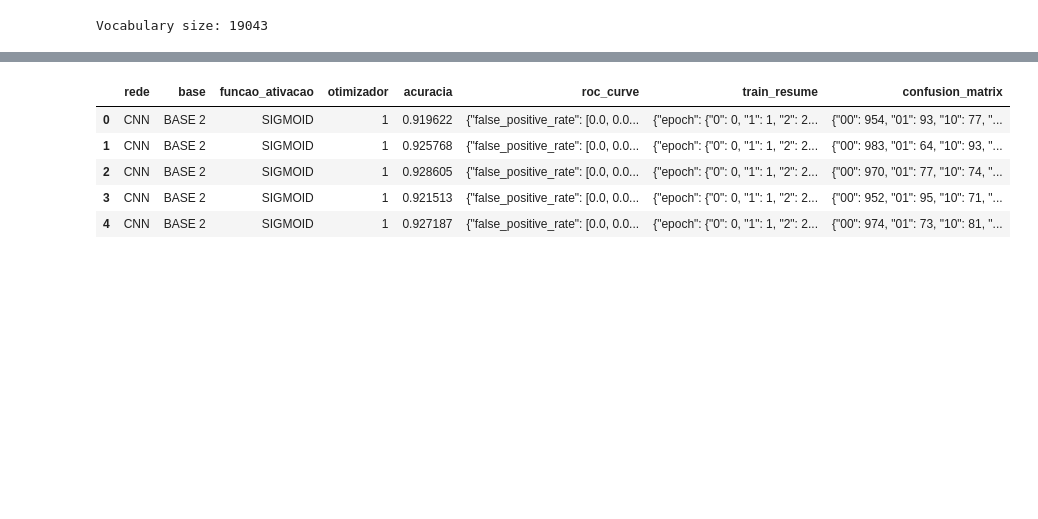
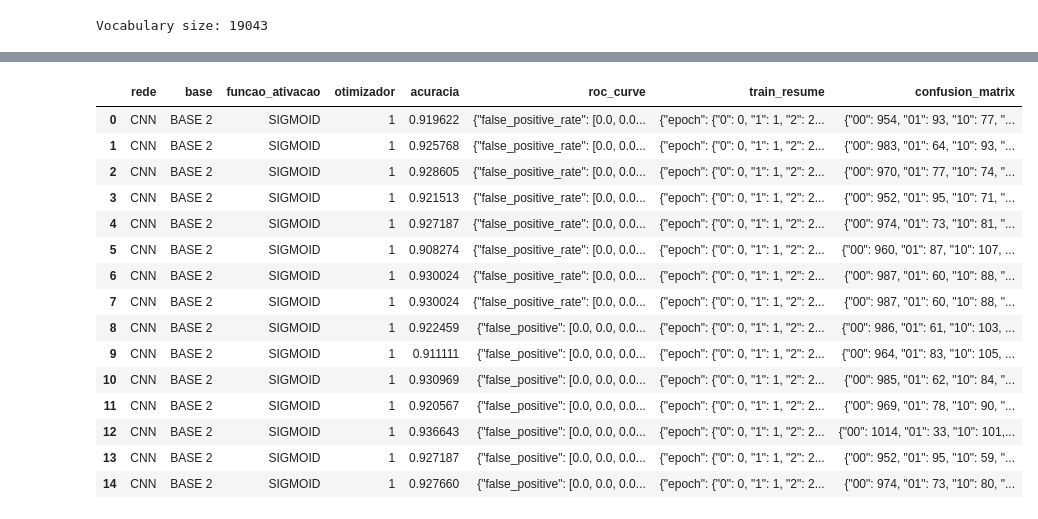
Before and after one commit to LuanPCunha/TCC, a Jupyter notebook: Treinamento_CNN.ipynb, the cells around one changed output, grey strips where cells are left out. Cells and saved outputs as stored; diff of their text form; code cells hidden in the pictures; blank space fills up the shorter version.

```diff
--- a/Treinamento_CNN.ipynb
+++ b/Treinamento_CNN.ipynb
@@ -188,37 +177,0 @@ def optimize (learning_rate, beta_1, beta_2, epsilon):
-# %%
-def create_cnn (vocab_size, embedding_dimen, max_text_size ):
-
-  modelo = keras.Sequential([
-    keras.layers.Embedding(VOCAB_SIZE, EMBEDDING_DIMENSION, input_length=max_text_size),
-    # keras.layers.Embedding(input_dim=MATRIZ_CBOW_300_BASE_2.shape[0],
-                            # output_dim=MATRIZ_CBOW_300_BASE_2.shape[1],
-                            # weights=[MATRIZ_CBOW_300_BASE_2],
-                            # embeddings_initializer=keras.initializers.Constant(MATRIZ_CBOW_300_BASE_2),
-                            # input_length=max_text_size,
-                            # trainable=True),
-    keras.layers.Conv1D(10,3, activation="relu"),
-    keras.layers.Flatten(input_shape=(max_text_size,)),
-    keras.layers.Dense(max_text_size, activation='relu'),
-    keras.layers.Dropout(0.1),
-    keras.layers.Dense(1, activation='sigmoid')
-    ])
-
-  return modelo
-# %%
-def train_model(input_data, output_label, embedding_dimen, batch_size, epochs, validation_and_test_size):
-
-    x_train, x_test, y_train, y_test = train_test_split(input_data, output_label, test_size=validation_and_test_size, random_state=42)
-
-    optimizer = optimize(LEARN_RATE, BETA_1, BETA_2, EPSILON)
-
-    model = create_cnn(VOCAB_SIZE, EMBEDDING_DIMENSION, MAX_TEXT_SIZE)
-    model.summary()
-    model.compile(loss=tf.keras.losses.BinaryCrossentropy(), optimizer=optimizer, metrics=['accuracy'])
-
-    ra_val = RocAucEvaluation(validation_data=(x_test, y_test), interval = 1)
-    csv_logger = CSVLogger('log.csv', append=False, separator=';')
-
-    history = model.fit(x_train, y_train, batch_size=batch_size, epochs=epochs, validation_split = validation_and_test_size, verbose=2, use_multiprocessing=True,  callbacks = [ra_val, csv_logger])
-    scores = model.evaluate(x_test, y_test, verbose=1)
-
-    return history, model, x_test, y_test, ra_val, scores, csv_logger
@@ -259,38 +392,48 @@ NOME_OTIMIZADOR = OTIMIZADOR_1
 train_resume = json.dumps(pd.read_csv('log.csv',sep=';').to_dict())
 
 roc_curve =  json.dumps({
-    "false_positive_rate": list(ra_val.false_positive_rate),
-    "true_positive_rate": list(ra_val.true_positive_rate),
+    "false_positive": list(ra_val.false_positive_rate),
+    "true_positive": list(ra_val.true_positive_rate),
     "score": ra_val.score
 })
 
 confusion = confusion_matrix(y_labeltrue,y_labelpred)
 confusion_dict = json.dumps({
     "00": int(confusion[0][0]),
     "01": int(confusion[0][1]),
     "10": int(confusion[1][0]),
     "11": int(confusion[1][1])
 })
 
 # Salvando resultado do modelo
 registro_resultado = {resultados.columns[0]: NOME_REDE,
                       resultados.columns[1]: NOME_BASE,
                       resultados.columns[2]: NOME_FUNCAO,
                       resultados.columns[3]: NOME_OTIMIZADOR,
                       resultados.columns[4]: scores[1],
                       resultados.columns[5]: roc_curve,
                       resultados.columns[6]: train_resume,
                       resultados.columns[7]: confusion_dict}
 
 resultados = resultados.append(registro_resultado, ignore_index=True)
 resultados
 # %% [output]
 |  | rede | base | funcao_ativacao | otimizador | acuracia | roc_curve | train_resume | confusion_matrix |
 | 0 | CNN | BASE 2 | SIGMOID | 1 | 0.919622 | {"false_positive_rate": [0.0, 0.0... | {"epoch": {"0": 0, "1": 1, "2": 2... | {"00": 954, "01": 93, "10": 77, "... |
 | 1 | CNN | BASE 2 | SIGMOID | 1 | 0.925768 | {"false_positive_rate": [0.0, 0.0... | {"epoch": {"0": 0, "1": 1, "2": 2... | {"00": 983, "01": 64, "10": 93, "... |
 | 2 | CNN | BASE 2 | SIGMOID | 1 | 0.928605 | {"false_positive_rate": [0.0, 0.0... | {"epoch": {"0": 0, "1": 1, "2": 2... | {"00": 970, "01": 77, "10": 74, "... |
 | 3 | CNN | BASE 2 | SIGMOID | 1 | 0.921513 | {"false_positive_rate": [0.0, 0.0... | {"epoch": {"0": 0, "1": 1, "2": 2... | {"00": 952, "01": 95, "10": 71, "... |
 | 4 | CNN | BASE 2 | SIGMOID | 1 | 0.927187 | {"false_positive_rate": [0.0, 0.0... | {"epoch": {"0": 0, "1": 1, "2": 2... | {"00": 974, "01": 73, "10": 81, "... |
+| 5 | CNN | BASE 2 | SIGMOID | 1 | 0.908274 | {"false_positive_rate": [0.0, 0.0... | {"epoch": {"0": 0, "1": 1, "2": 2... | {"00": 960, "01": 87, "10": 107, ... |
+| 6 | CNN | BASE 2 | SIGMOID | 1 | 0.930024 | {"false_positive_rate": [0.0, 0.0... | {"epoch": {"0": 0, "1": 1, "2": 2... | {"00": 987, "01": 60, "10": 88, "... |
+| 7 | CNN | BASE 2 | SIGMOID | 1 | 0.930024 | {"false_positive_rate": [0.0, 0.0... | {"epoch": {"0": 0, "1": 1, "2": 2... | {"00": 987, "01": 60, "10": 88, "... |
+| 8 | CNN | BASE 2 | SIGMOID | 1 | 0.922459 | {"false_positive": [0.0, 0.0, 0.0... | {"epoch": {"0": 0, "1": 1, "2": 2... | {"00": 986, "01": 61, "10": 103, ... |
+| 9 | CNN | BASE 2 | SIGMOID | 1 | 0.911111 | {"false_positive": [0.0, 0.0, 0.0... | {"epoch": {"0": 0, "1": 1, "2": 2... | {"00": 964, "01": 83, "10": 105, ... |
+| 10 | CNN | BASE 2 | SIGMOID | 1 | 0.930969 | {"false_positive": [0.0, 0.0, 0.0... | {"epoch": {"0": 0, "1": 1, "2": 2... | {"00": 985, "01": 62, "10": 84, "... |
+| 11 | CNN | BASE 2 | SIGMOID | 1 | 0.920567 | {"false_positive": [0.0, 0.0, 0.0... | {"epoch": {"0": 0, "1": 1, "2": 2... | {"00": 969, "01": 78, "10": 90, "... |
+| 12 | CNN | BASE 2 | SIGMOID | 1 | 0.936643 | {"false_positive": [0.0, 0.0, 0.0... | {"epoch": {"0": 0, "1": 1, "2": 2... | {"00": 1014, "01": 33, "10": 101,... |
+| 13 | CNN | BASE 2 | SIGMOID | 1 | 0.927187 | {"false_positive": [0.0, 0.0, 0.0... | {"epoch": {"0": 0, "1": 1, "2": 2... | {"00": 952, "01": 95, "10": 59, "... |
+| 14 | CNN | BASE 2 | SIGMOID | 1 | 0.927660 | {"false_positive": [0.0, 0.0, 0.0... | {"epoch": {"0": 0, "1": 1, "2": 2... | {"00": 974, "01": 73, "10": 80, "... |
 # %%
 # Caso queira deletar uma linha use o código abaixo
 # Use a propriedade label para especificar o índice da linha
```
Also changed, not shown: parts of 11 cells of this notebook.
